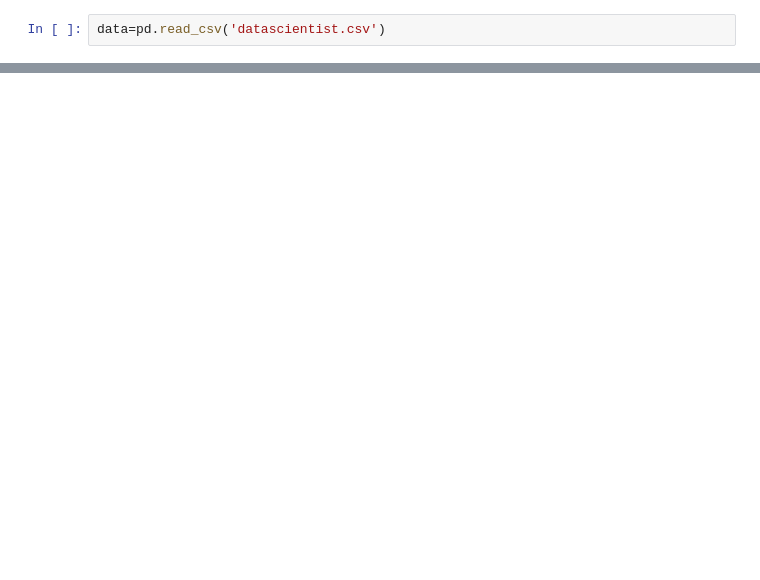
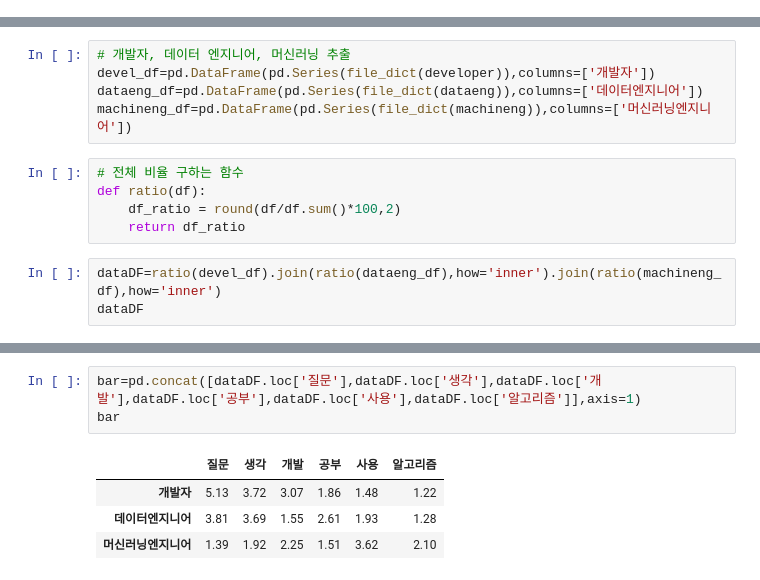
Before and after one commit to angelless00/KDT, a Jupyter notebook: 프로젝트/0814 면접후기분석/meet.ipynb, the cells around one changed output, grey strips where cells are left out. Drawn from its saved outputs; the diff is of its cells as text; blank space fills up the shorter version.

```diff
--- a/프로젝트/0814 면접후기분석/meet.ipynb
+++ b/프로젝트/0814 면접후기분석/meet.ipynb
@@ -42,2 +0,0 @@ title[1].attrs
-# %%
-data=pd.read_csv('datascientist.csv')
@@ -102,0 +60,13 @@ STOPWORDS
+# %%
+# 개발자, 데이터 엔지니어, 머신러닝 추출
+devel_df=pd.DataFrame(pd.Series(file_dict(developer)),columns=['개발자'])
+dataeng_df=pd.DataFrame(pd.Series(file_dict(dataeng)),columns=['데이터엔지니어'])
+machineng_df=pd.DataFrame(pd.Series(file_dict(machineng)),columns=['머신러닝엔지니어'])
+# %%
+# 전체 비율 구하는 함수
+def ratio(df):
+    df_ratio = round(df/df.sum()*100,2)
+    return df_ratio
+# %%
+dataDF=ratio(devel_df).join(ratio(dataeng_df),how='inner').join(ratio(machineng_df),how='inner')
+dataDF
@@ -102,0 +91,8 @@ STOPWORDS
+# %%
+bar=pd.concat([dataDF.loc['질문'],dataDF.loc['생각'],dataDF.loc['개발'],dataDF.loc['공부'],dataDF.loc['사용'],dataDF.loc['알고리즘']],axis=1)
+bar
+# %% [output]
+|  | 질문 | 생각 | 개발 | 공부 | 사용 | 알고리즘 |
+| 개발자 | 5.13 | 3.72 | 3.07 | 1.86 | 1.48 | 1.22 |
+| 데이터엔지니어 | 3.81 | 3.69 | 1.55 | 2.61 | 1.93 | 1.28 |
+| 머신러닝엔지니어 | 1.39 | 1.92 | 2.25 | 1.51 | 3.62 | 2.10 |
```
Also changed, not shown: parts of 11 cells of this notebook, 12 other files.
